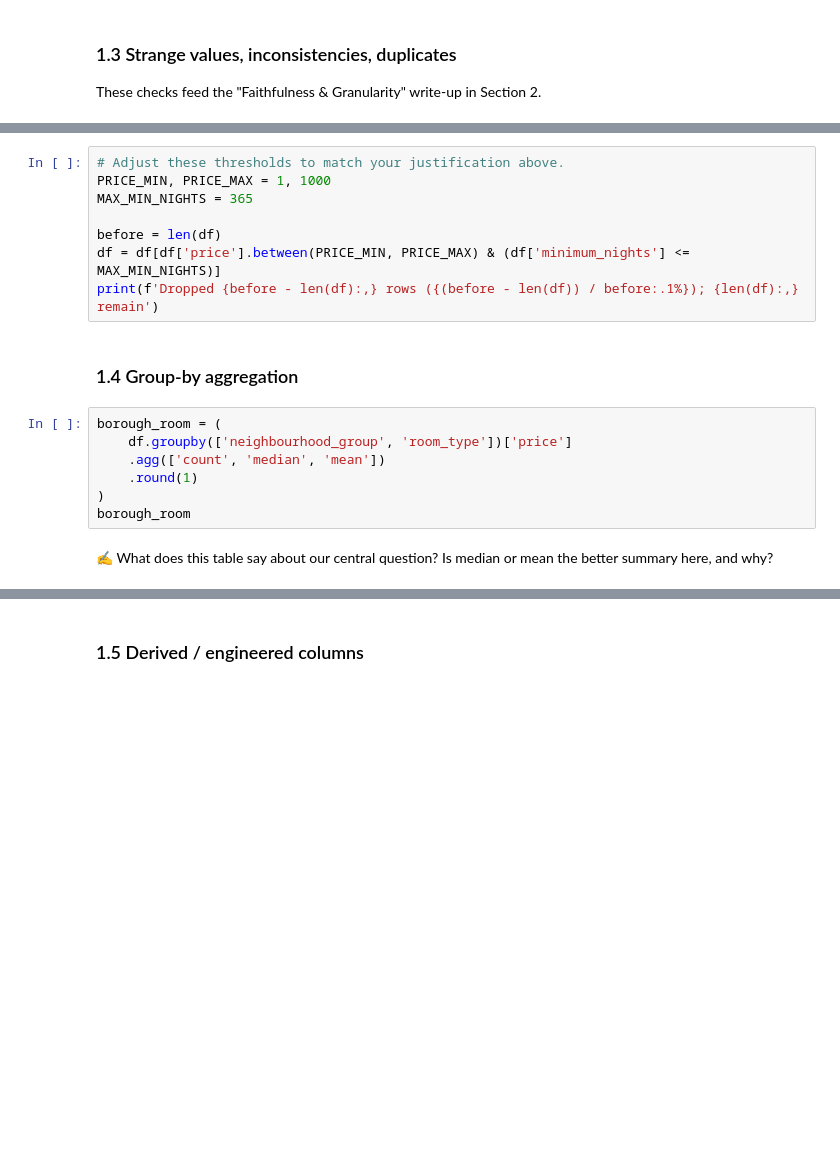
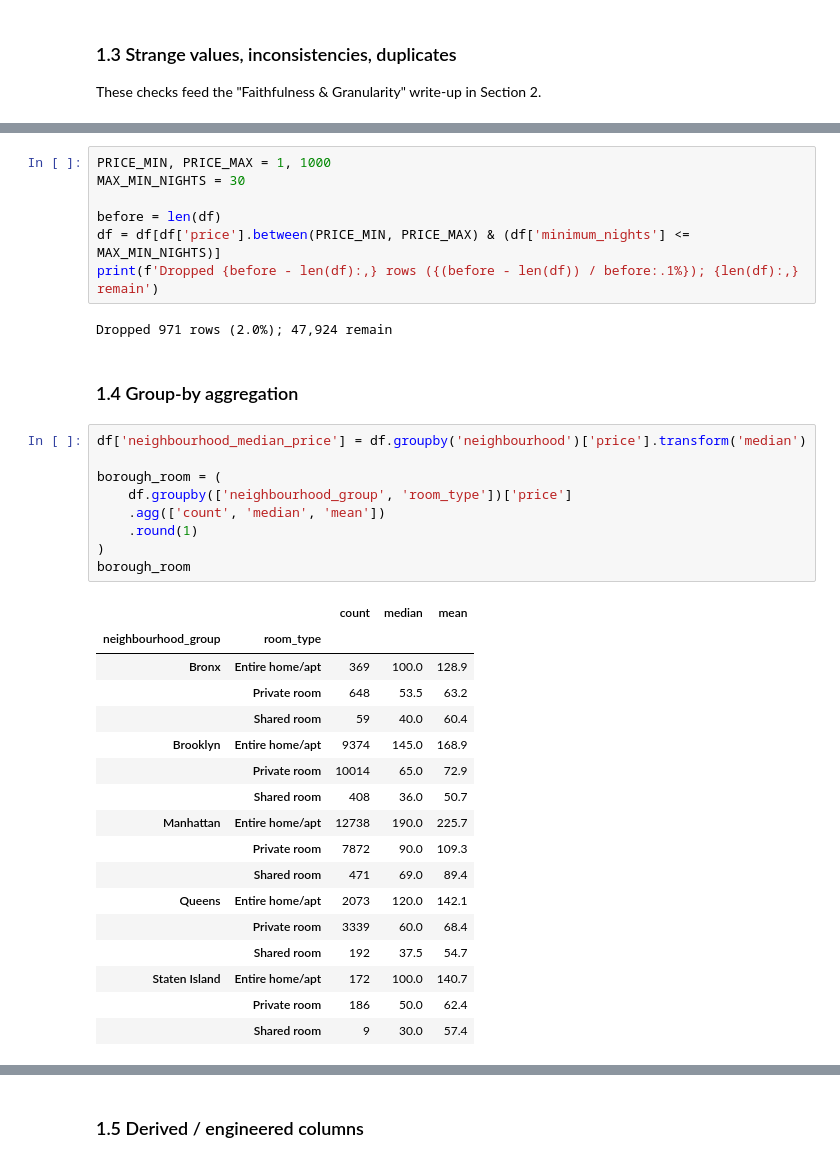
Before and after one commit to crbns/nyc-airbnb-mini-project-1, a Jupyter notebook: main.ipynb, the cells around one changed output, grey strips where cells are left out. Saved outputs shown, nothing was run; the diff lists cells and outputs as text; blank space fills up the shorter version.

```diff
--- a/main.ipynb
+++ b/main.ipynb
@@ -100,19 +152,38 @@ df[['price', 'minimum_nights', 'number_of_reviews', 'availability_365']].describ
 # %%
-# Adjust these thresholds to match your justification above.
 PRICE_MIN, PRICE_MAX = 1, 1000
-MAX_MIN_NIGHTS = 365
+MAX_MIN_NIGHTS = 30
 
 before = len(df)
 df = df[df['price'].between(PRICE_MIN, PRICE_MAX) & (df['minimum_nights'] <= MAX_MIN_NIGHTS)]
 print(f'Dropped {before - len(df):,} rows ({(before - len(df)) / before:.1%}); {len(df):,} remain')
+# %% [output]
+Dropped 971 rows (2.0%); 47,924 remain
 # %% [markdown]
 ### 1.4 Group-by aggregation
 # %%
+df['neighbourhood_median_price'] = df.groupby('neighbourhood')['price'].transform('median')
+
 borough_room = (
     df.groupby(['neighbourhood_group', 'room_type'])['price']
     .agg(['count', 'median', 'mean'])
     .round(1)
 )
 borough_room
+# %% [output]
+|  |  | count | median | mean |
+| neighbourhood_group | room_type |  |  |  |
+| Bronx | Entire home/apt | 369 | 100.0 | 128.9 |
+|  | Private room | 648 | 53.5 | 63.2 |
+|  | Shared room | 59 | 40.0 | 60.4 |
+| Brooklyn | Entire home/apt | 9374 | 145.0 | 168.9 |
+|  | Private room | 10014 | 65.0 | 72.9 |
+|  | Shared room | 408 | 36.0 | 50.7 |
+| Manhattan | Entire home/apt | 12738 | 190.0 | 225.7 |
+|  | Private room | 7872 | 90.0 | 109.3 |
+|  | Shared room | 471 | 69.0 | 89.4 |
+| Queens | Entire home/apt | 2073 | 120.0 | 142.1 |
+|  | Private room | 3339 | 60.0 | 68.4 |
+|  | Shared room | 192 | 37.5 | 54.7 |
+| Staten Island | Entire home/apt | 172 | 100.0 | 140.7 |
+|  | Private room | 186 | 50.0 | 62.4 |
+|  | Shared room | 9 | 30.0 | 57.4 |
-# %% [markdown]
-✍️ What does this table say about our central question? Is median or mean the better summary here, and why?
```
Also changed, not shown: parts of 45 cells of this notebook, 4 other files.
